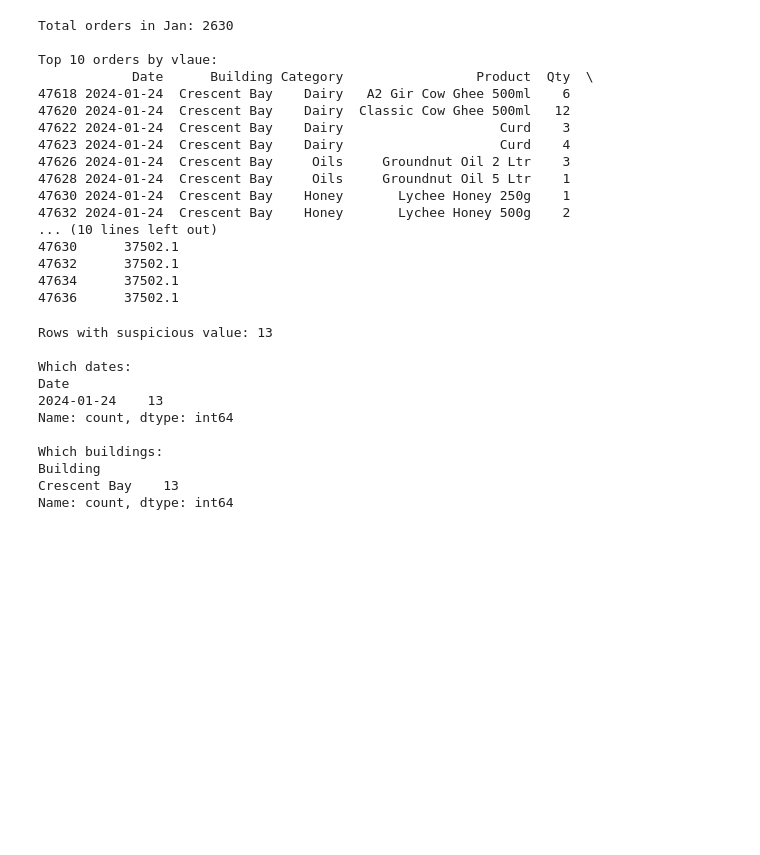
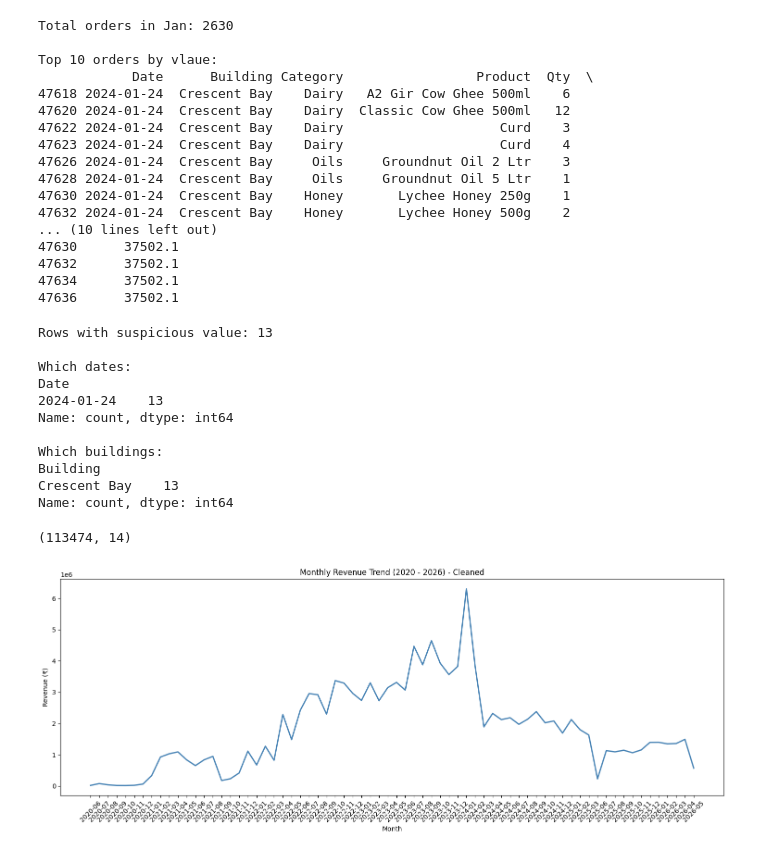
Before and after one commit to AstralDataScience/talegaon-farms-sales-analysis, a Jupyter notebook: Untitled.ipynb, the cells around one changed output. Saved outputs shown, nothing was run; the diff lists cells and outputs as text; code cells hidden in the pictures; blank space fills up the shorter version.

```diff
--- a/Untitled.ipynb
+++ b/Untitled.ipynb
@@ -203,3 +162,26 @@ Which buildings:
 Building
 Crescent Bay    13
 Name: count, dtype: int64
+# %%
+import pandas as pd
+import matplotlib.pyplot as plt
+df = pd.read_csv('talegaon_final_clean.csv')
+df['Date'] = pd.to_datetime(df['Date'])
+bulk_index = df[df['Order_Total']==37502.1].index
+rows_to_drop = bulk_index[1:]
+df=df.drop(rows_to_drop)
+print(df.shape)
+# %% [output]
+(113474, 14)
+# %%
+monthly_revenue = df.groupby(df['Date'].dt.to_period('M'))['Order_Total'].sum()
+plt.figure(figsize=(15,6))
+plt.plot(monthly_revenue.index.astype(str),monthly_revenue.values,color = 'steelblue',linewidth=2)
+plt.title('Monthly Revenue Trend (2020 - 2026) - Cleaned')
+plt.xlabel('Month')
+plt.ylabel('Revenue (₹)')
+plt.xticks(rotation=45)
+plt.tight_layout()
+plt.show()
+# %% [output]
+[figure, added]
```
Also changed, not shown: parts of 10 cells of this notebook.
